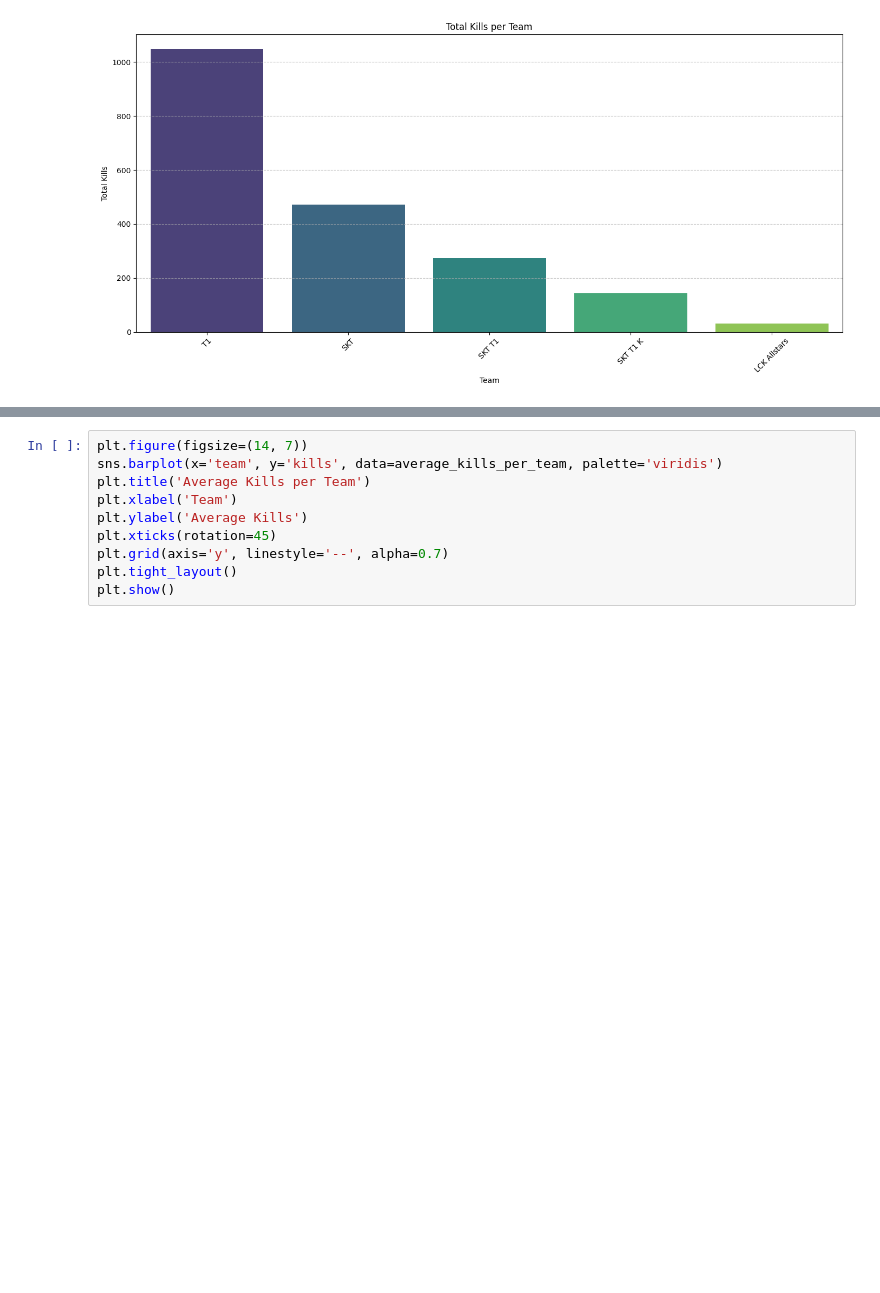
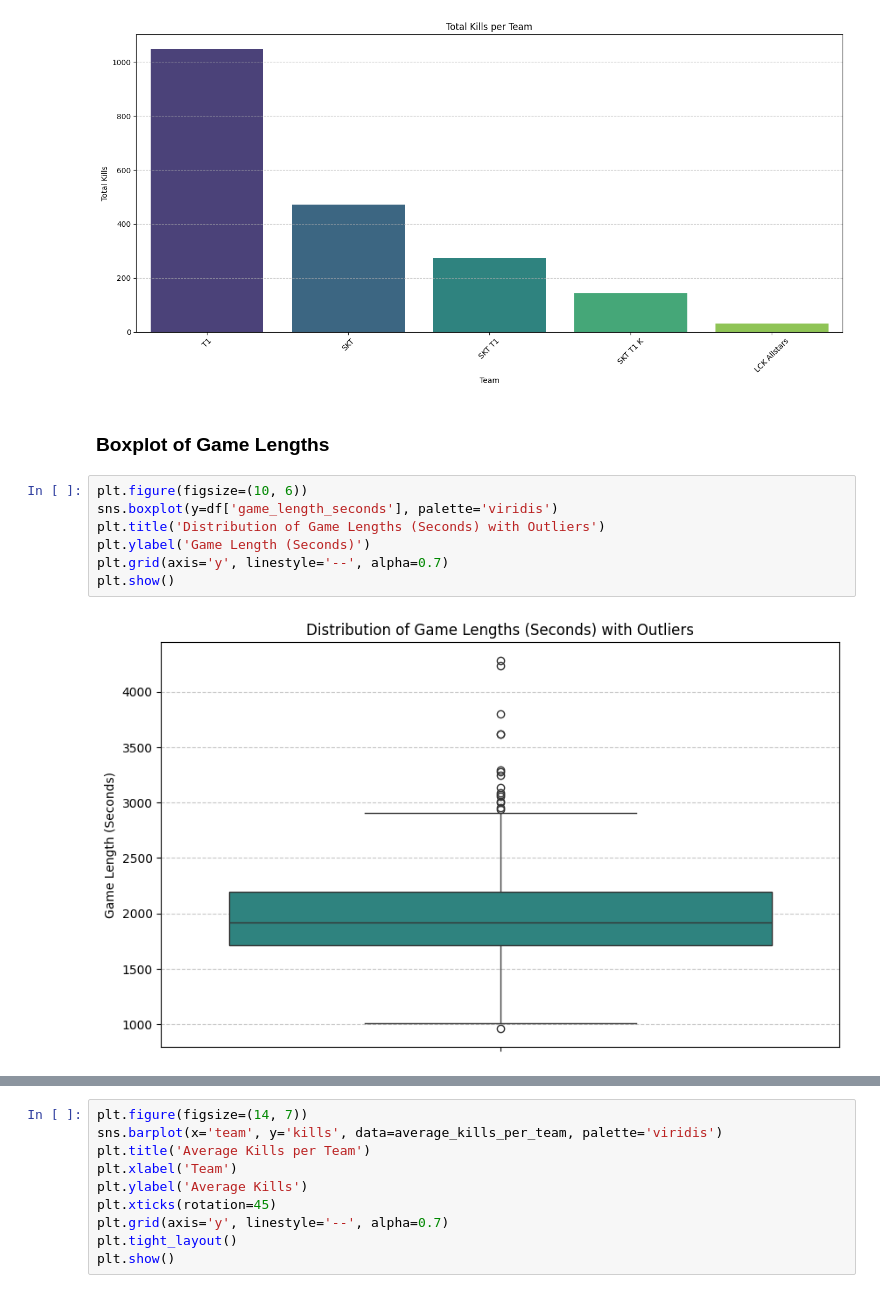
Before and after one commit to kxrrym03/Faker-LOL-Performance, a Jupyter notebook: Faker_LOL_Match_Statistics.ipynb, the cells around one changed output, grey strips where cells are left out. Saved outputs shown, nothing was run; the diff lists cells and outputs as text; blank space fills up the shorter version.

```diff
--- a/Faker_LOL_Match_Statistics.ipynb
+++ b/Faker_LOL_Match_Statistics.ipynb
@@ -376,3 +376,14 @@ plt.tight_layout()
 plt.show()
 # %% [output]
 [figure]
+# %% [markdown]
+### Boxplot of Game Lengths
+# %%
+plt.figure(figsize=(10, 6))
+sns.boxplot(y=df['game_length_seconds'], palette='viridis')
+plt.title('Distribution of Game Lengths (Seconds) with Outliers')
+plt.ylabel('Game Length (Seconds)')
+plt.grid(axis='y', linestyle='--', alpha=0.7)
+plt.show()
+# %% [output]
+[figure, added]
```
Also changed, not shown: parts of 2 cells of this notebook.
